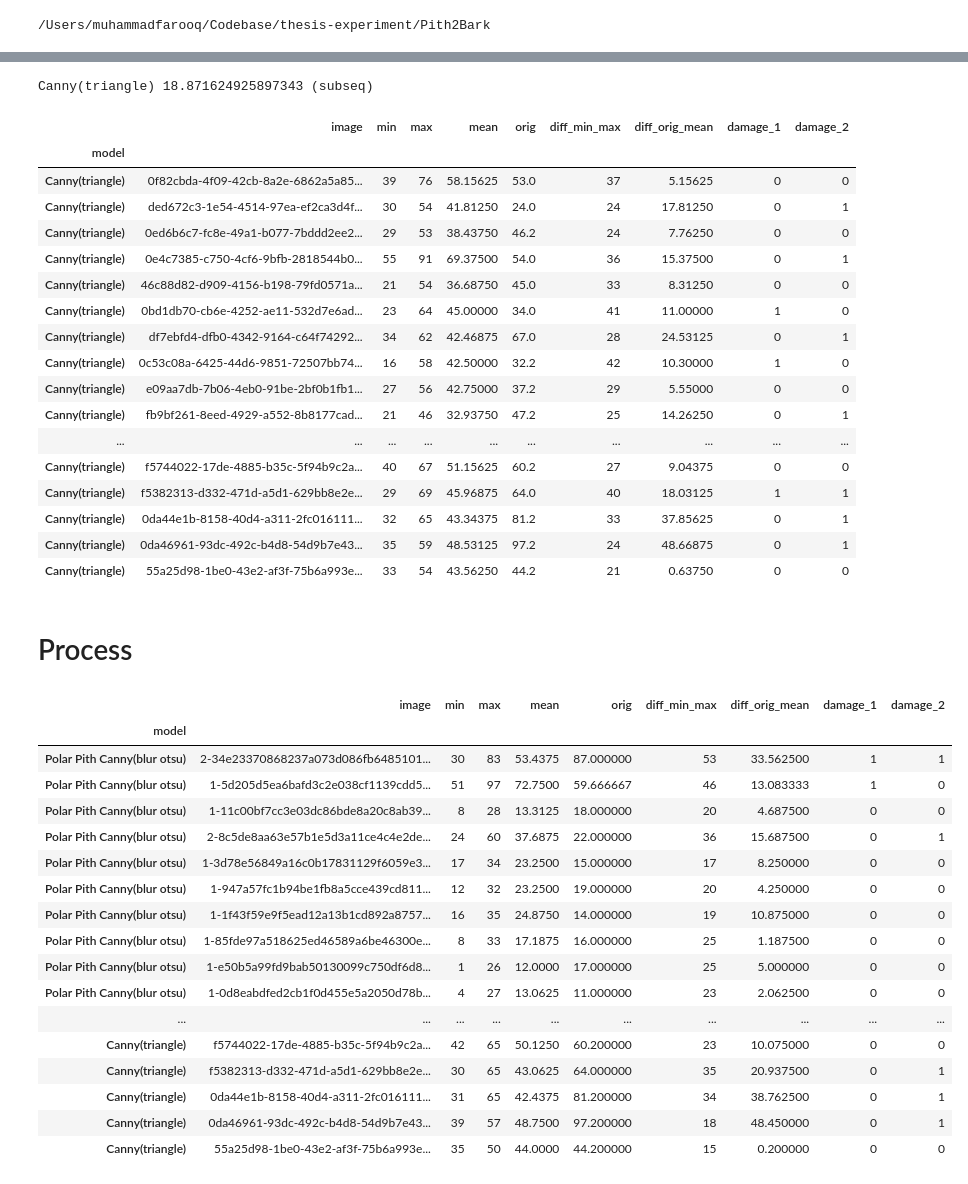
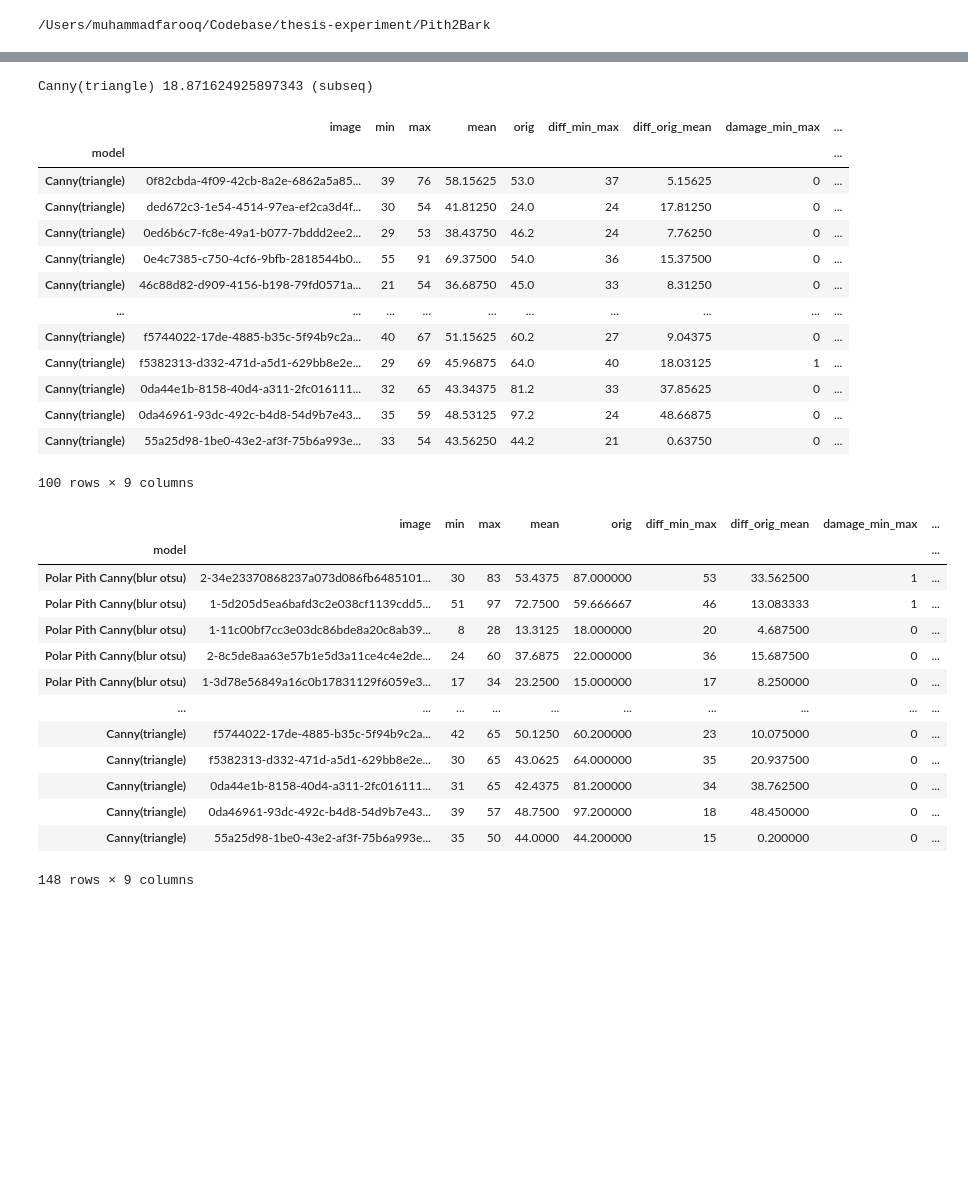
Before and after one commit to MFarooqRajput/wood-log-detection, a Jupyter notebook: Pith2Bark/notebooks/damage.ipynb, the cells around one changed output, grey strips where cells are left out. Saved outputs shown, nothing was run; the diff lists cells and outputs as text; code cells hidden in the pictures; blank space fills up the shorter version.

Commit message:
damage classification

```diff
--- a/Pith2Bark/notebooks/damage.ipynb
+++ b/Pith2Bark/notebooks/damage.ipynb
@@ -3,12 +3,7 @@ cd ..
 # %% [output]
 /Users/muhammadfarooq/Codebase/thesis-experiment/Pith2Bark
 # %%
-import pandas as pd
-pd.set_option('display.max_rows', None)
-
 from src.winner import winner_model_rings
-from src.winner import winner_visual
-
 from src.damage import damage
 from src.damage import merge_df
 from src.damage import save_damage
@@ -230,23 +221,19 @@ df_damage_data_thirtytwo = damage(df_data_thirtytwo)
 df_damage_data_thirtytwo
 # %% [output]
 Canny(triangle) 18.871624925897343 (subseq)
-|  | image | min | max | mean | orig | diff_min_max | diff_orig_mean | damage_1 | damage_2 |
-| model |  |  |  |  |  |  |  |  |  |
-| Canny(triangle) | 0f82cbda-4f09-42cb-8a2e-6862a5a85... | 39 | 76 | 58.15625 | 53.0 | 37 | 5.15625 | 0 | 0 |
-| Canny(triangle) | ded672c3-1e54-4514-97ea-ef2ca3d4f... | 30 | 54 | 41.81250 | 24.0 | 24 | 17.81250 | 0 | 1 |
-| Canny(triangle) | 0ed6b6c7-fc8e-49a1-b077-7bddd2ee2... | 29 | 53 | 38.43750 | 46.2 | 24 | 7.76250 | 0 | 0 |
-| Canny(triangle) | 0e4c7385-c750-4cf6-9bfb-2818544b0... | 55 | 91 | 69.37500 | 54.0 | 36 | 15.37500 | 0 | 1 |
-| Canny(triangle) | 46c88d82-d909-4156-b198-79fd0571a... | 21 | 54 | 36.68750 | 45.0 | 33 | 8.31250 | 0 | 0 |
-| Canny(triangle) | 0bd1db70-cb6e-4252-ae11-532d7e6ad... | 23 | 64 | 45.00000 | 34.0 | 41 | 11.00000 | 1 | 0 |
-| Canny(triangle) | df7ebfd4-dfb0-4342-9164-c64f74292... | 34 | 62 | 42.46875 | 67.0 | 28 | 24.53125 | 0 | 1 |
-| Canny(triangle) | 0c53c08a-6425-44d6-9851-72507bb74... | 16 | 58 | 42.50000 | 32.2 | 42 | 10.30000 | 1 | 0 |
-| Canny(triangle) | e09aa7db-7b06-4eb0-91be-2bf0b1fb1... | 27 | 56 | 42.75000 | 37.2 | 29 | 5.55000 | 0 | 0 |
-| Canny(triangle) | fb9bf261-8eed-4929-a552-8b8177cad... | 21 | 46 | 32.93750 | 47.2 | 25 | 14.26250 | 0 | 1 |
+|  | image | min | max | mean | orig | diff_min_max | diff_orig_mean | damage_min_max | ... |
+| model |  |  |  |  |  |  |  |  | ... |
+| Canny(triangle) | 0f82cbda-4f09-42cb-8a2e-6862a5a85... | 39 | 76 | 58.15625 | 53.0 | 37 | 5.15625 | 0 | ... |
+| Canny(triangle) | ded672c3-1e54-4514-97ea-ef2ca3d4f... | 30 | 54 | 41.81250 | 24.0 | 24 | 17.81250 | 0 | ... |
+| Canny(triangle) | 0ed6b6c7-fc8e-49a1-b077-7bddd2ee2... | 29 | 53 | 38.43750 | 46.2 | 24 | 7.76250 | 0 | ... |
+| Canny(triangle) | 0e4c7385-c750-4cf6-9bfb-2818544b0... | 55 | 91 | 69.37500 | 54.0 | 36 | 15.37500 | 0 | ... |
+| Canny(triangle) | 46c88d82-d909-4156-b198-79fd0571a... | 21 | 54 | 36.68750 | 45.0 | 33 | 8.31250 | 0 | ... |
 | ... | ... | ... | ... | ... | ... | ... | ... | ... | ... |
-| Canny(triangle) | f5744022-17de-4885-b35c-5f94b9c2a... | 40 | 67 | 51.15625 | 60.2 | 27 | 9.04375 | 0 | 0 |
-| Canny(triangle) | f5382313-d332-471d-a5d1-629bb8e2e... | 29 | 69 | 45.96875 | 64.0 | 40 | 18.03125 | 1 | 1 |
-| Canny(triangle) | 0da44e1b-8158-40d4-a311-2fc016111... | 32 | 65 | 43.34375 | 81.2 | 33 | 37.85625 | 0 | 1 |
-| Canny(triangle) | 0da46961-93dc-492c-b4d8-54d9b7e43... | 35 | 59 | 48.53125 | 97.2 | 24 | 48.66875 | 0 | 1 |
-| Canny(triangle) | 55a25d98-1be0-43e2-af3f-75b6a993e... | 33 | 54 | 43.56250 | 44.2 | 21 | 0.63750 | 0 | 0 |
+| Canny(triangle) | f5744022-17de-4885-b35c-5f94b9c2a... | 40 | 67 | 51.15625 | 60.2 | 27 | 9.04375 | 0 | ... |
+| Canny(triangle) | f5382313-d332-471d-a5d1-629bb8e2e... | 29 | 69 | 45.96875 | 64.0 | 40 | 18.03125 | 1 | ... |
+| Canny(triangle) | 0da44e1b-8158-40d4-a311-2fc016111... | 32 | 65 | 43.34375 | 81.2 | 33 | 37.85625 | 0 | ... |
+| Canny(triangle) | 0da46961-93dc-492c-b4d8-54d9b7e43... | 35 | 59 | 48.53125 | 97.2 | 24 | 48.66875 | 0 | ... |
+| Canny(triangle) | 55a25d98-1be0-43e2-af3f-75b6a993e... | 33 | 54 | 43.56250 | 44.2 | 21 | 0.63750 | 0 | ... |
+100 rows × 9 columns
 # %%
 #STOP
@@ -285,29 +240,23 @@ df_damage_allexctracy_thirtytwo
-# %% [markdown]
-# Process
 # %%
 damage_sixteen_url = "damage/damage_sixteen.csv"
 df_merge_sixteen = merge_df(df_damage_ringsranking_sixteen, df_damage_pine_sixteen, df_damage_fur_sixteen, df_damage_tracy_sixteen, df_damage_data_sixteen)
-df_damage_sixteen = save_damage(damage_thirtytwo_url, df_merge_sixteen)
+df_damage_sixteen = save_damage(damage_sixteen_url, df_merge_sixteen)
 df_damage_sixteen
 # %% [output]
-|  | image | min | max | mean | orig | diff_min_max | diff_orig_mean | damage_1 | damage_2 |
-| model |  |  |  |  |  |  |  |  |  |
-| Polar Pith Canny(blur otsu) | 2-34e23370868237a073d086fb6485101... | 30 | 83 | 53.4375 | 87.000000 | 53 | 33.562500 | 1 | 1 |
-| Polar Pith Canny(blur otsu) | 1-5d205d5ea6bafd3c2e038cf1139cdd5... | 51 | 97 | 72.7500 | 59.666667 | 46 | 13.083333 | 1 | 0 |
-| Polar Pith Canny(blur otsu) | 1-11c00bf7cc3e03dc86bde8a20c8ab39... | 8 | 28 | 13.3125 | 18.000000 | 20 | 4.687500 | 0 | 0 |
-| Polar Pith Canny(blur otsu) | 2-8c5de8aa63e57b1e5d3a11ce4c4e2de... | 24 | 60 | 37.6875 | 22.000000 | 36 | 15.687500 | 0 | 1 |
-| Polar Pith Canny(blur otsu) | 1-3d78e56849a16c0b17831129f6059e3... | 17 | 34 | 23.2500 | 15.000000 | 17 | 8.250000 | 0 | 0 |
-| Polar Pith Canny(blur otsu) | 1-947a57fc1b94be1fb8a5cce439cd811... | 12 | 32 | 23.2500 | 19.000000 | 20 | 4.250000 | 0 | 0 |
-| Polar Pith Canny(blur otsu) | 1-1f43f59e9f5ead12a13b1cd892a8757... | 16 | 35 | 24.8750 | 14.000000 | 19 | 10.875000 | 0 | 0 |
-| Polar Pith Canny(blur otsu) | 1-85fde97a518625ed46589a6be46300e... | 8 | 33 | 17.1875 | 16.000000 | 25 | 1.187500 | 0 | 0 |
-| Polar Pith Canny(blur otsu) | 1-e50b5a99fd9bab50130099c750df6d8... | 1 | 26 | 12.0000 | 17.000000 | 25 | 5.000000 | 0 | 0 |
-| Polar Pith Canny(blur otsu) | 1-0d8eabdfed2cb1f0d455e5a2050d78b... | 4 | 27 | 13.0625 | 11.000000 | 23 | 2.062500 | 0 | 0 |
+|  | image | min | max | mean | orig | diff_min_max | diff_orig_mean | damage_min_max | ... |
+| model |  |  |  |  |  |  |  |  | ... |
+| Polar Pith Canny(blur otsu) | 2-34e23370868237a073d086fb6485101... | 30 | 83 | 53.4375 | 87.000000 | 53 | 33.562500 | 1 | ... |
+| Polar Pith Canny(blur otsu) | 1-5d205d5ea6bafd3c2e038cf1139cdd5... | 51 | 97 | 72.7500 | 59.666667 | 46 | 13.083333 | 1 | ... |
+| Polar Pith Canny(blur otsu) | 1-11c00bf7cc3e03dc86bde8a20c8ab39... | 8 | 28 | 13.3125 | 18.000000 | 20 | 4.687500 | 0 | ... |
+| Polar Pith Canny(blur otsu) | 2-8c5de8aa63e57b1e5d3a11ce4c4e2de... | 24 | 60 | 37.6875 | 22.000000 | 36 | 15.687500 | 0 | ... |
+| Polar Pith Canny(blur otsu) | 1-3d78e56849a16c0b17831129f6059e3... | 17 | 34 | 23.2500 | 15.000000 | 17 | 8.250000 | 0 | ... |
 | ... | ... | ... | ... | ... | ... | ... | ... | ... | ... |
-| Canny(triangle) | f5744022-17de-4885-b35c-5f94b9c2a... | 42 | 65 | 50.1250 | 60.200000 | 23 | 10.075000 | 0 | 0 |
-| Canny(triangle) | f5382313-d332-471d-a5d1-629bb8e2e... | 30 | 65 | 43.0625 | 64.000000 | 35 | 20.937500 | 0 | 1 |
-| Canny(triangle) | 0da44e1b-8158-40d4-a311-2fc016111... | 31 | 65 | 42.4375 | 81.200000 | 34 | 38.762500 | 0 | 1 |
-| Canny(triangle) | 0da46961-93dc-492c-b4d8-54d9b7e43... | 39 | 57 | 48.7500 | 97.200000 | 18 | 48.450000 | 0 | 1 |
-| Canny(triangle) | 55a25d98-1be0-43e2-af3f-75b6a993e... | 35 | 50 | 44.0000 | 44.200000 | 15 | 0.200000 | 0 | 0 |
+| Canny(triangle) | f5744022-17de-4885-b35c-5f94b9c2a... | 42 | 65 | 50.1250 | 60.200000 | 23 | 10.075000 | 0 | ... |
+| Canny(triangle) | f5382313-d332-471d-a5d1-629bb8e2e... | 30 | 65 | 43.0625 | 64.000000 | 35 | 20.937500 | 0 | ... |
+| Canny(triangle) | 0da44e1b-8158-40d4-a311-2fc016111... | 31 | 65 | 42.4375 | 81.200000 | 34 | 38.762500 | 0 | ... |
+| Canny(triangle) | 0da46961-93dc-492c-b4d8-54d9b7e43... | 39 | 57 | 48.7500 | 97.200000 | 18 | 48.450000 | 0 | ... |
+| Canny(triangle) | 55a25d98-1be0-43e2-af3f-75b6a993e... | 35 | 50 | 44.0000 | 44.200000 | 15 | 0.200000 | 0 | ... |
+148 rows × 9 columns
 # %%
 damage_thirtytwo_url = "damage/damage_thirtytwo.csv"
 df_merge_thirtytwo = merge_df(df_damage_ringsranking_thirtytwo, df_damage_pine_thirtytwo, df_damage_fur_thirtytwo, df_damage_tracy_thirtytwo, df_damage_data_thirtytwo)
```
Also changed, not shown: parts of 21 cells of this notebook, 6 other files.
